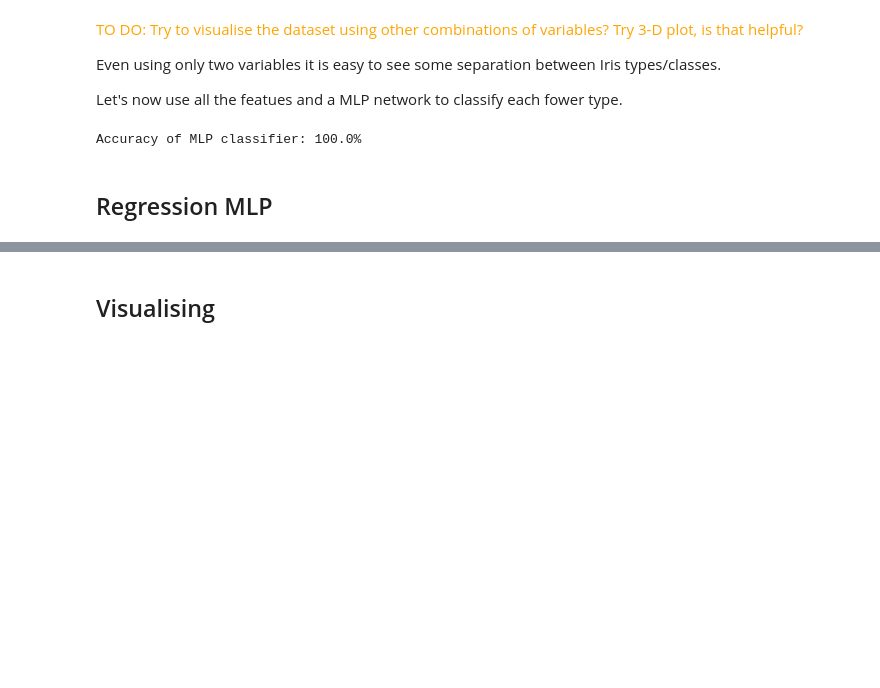
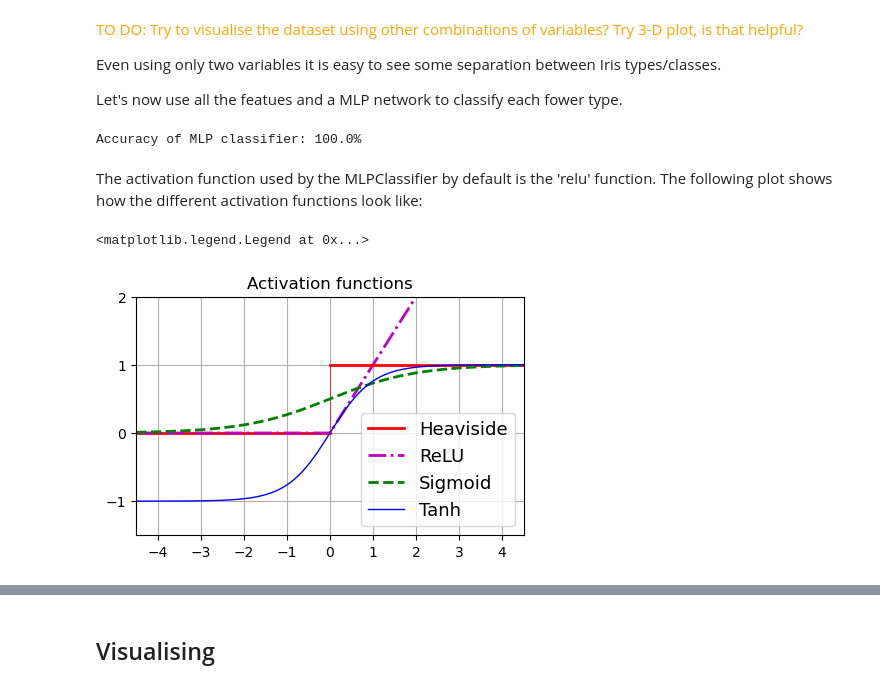
Before and after one commit to mdr-datascience/edu-repo, a Jupyter notebook: Python_ScikitLearn/scikitlearn-tutorial-3.ipynb, the cells around one changed output, grey strips where cells are left out. Drawn from its saved outputs; the diff is of its cells as text; code cells hidden in the pictures; blank space fills up the shorter version.

```diff
--- a/Python_ScikitLearn/scikitlearn-tutorial-3.ipynb
+++ b/Python_ScikitLearn/scikitlearn-tutorial-3.ipynb
@@ -62,5 +62,34 @@ accuracy = pipeline.score(X_valid, y_valid)
 print(f'Accuracy of MLP classifier: {accuracy*100}%')
 # %% [output]
 Accuracy of MLP classifier: 100.0%
-# %% [markdown]
-## Regression MLP
+# %% [markdown]
+The activation function used by the MLPClassifier by default is the 'relu' function. The following plot shows how the different activation functions look like:
+# %%
+# Import numpy and the sigmoid function
+import numpy as np
+from scipy.special import expit as sigmoid
+
+# Define relu function
+def relu(z):
+    return np.maximum(0, z)
+
+# Create plot
+max_z = 4.5
+z = np.linspace(-max_z, max_z, 200)
+
+plt.figure(figsize=(11, 3.1))
+plt.subplot(121)
+plt.plot([-max_z, 0], [0, 0], "r-", linewidth=2, label="Heaviside")
+plt.plot(z, relu(z), "m-.", linewidth=2, label="ReLU")
+plt.plot([0, 0], [0, 1], "r-", linewidth=0.5)
+plt.plot([0, max_z], [1, 1], "r-", linewidth=2)
+plt.plot(z, sigmoid(z), "g--", linewidth=2, label="Sigmoid")
+plt.plot(z, np.tanh(z), "b-", linewidth=1, label="Tanh")
+plt.grid(True)
+plt.title("Activation functions")
+plt.axis([-max_z, max_z, -1.5, 2])
+plt.gca().set_yticks([-1, 0, 1, 2])
+plt.legend(loc="lower right", fontsize=13)
+# %% [output]
+<matplotlib.legend.Legend at 0x...>
+[figure, added]
```
Also changed, not shown: parts of 5 cells of this notebook.
